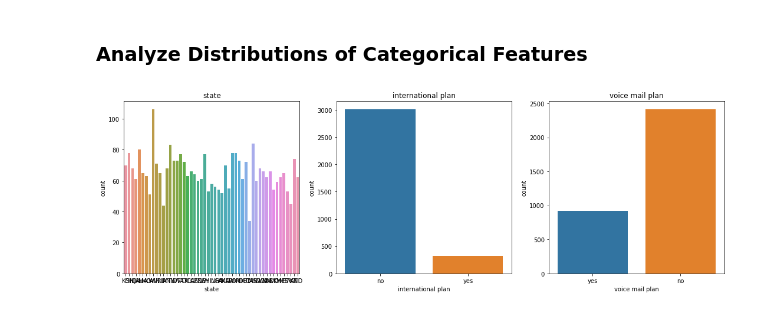
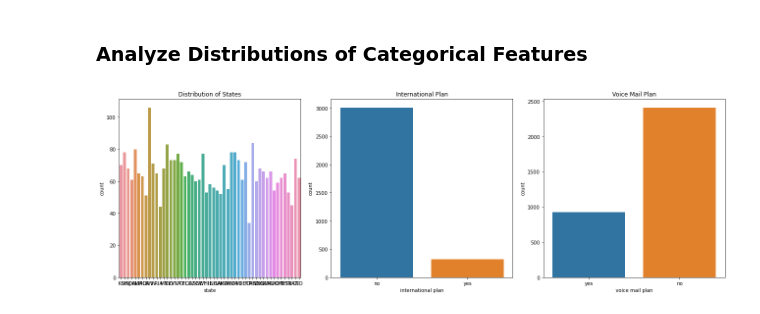
Before and after one commit to festus47/SyriaTel-Customer-Churn-Prediction, a Jupyter notebook: Presentable Notebook.ipynb, the cells around one changed output. Saved outputs shown, nothing was run; the diff lists cells and outputs as text; code cells hidden in the pictures.

```diff
--- a/Presentable Notebook.ipynb
+++ b/Presentable Notebook.ipynb
@@ -177,16 +177,24 @@ plt.show()
 [figure]
 # %% [markdown]
 ### Analyze Distributions of Categorical Features
-# %%
-# Plot distributions of categorical features
-categorical_features = ['state', 'international plan', 'voice mail plan']
-
-plt.figure(figsize=(15, 5))
-for i, feature in enumerate(categorical_features, 1):
-    plt.subplot(1, 3, i)
-    sns.countplot(df[feature])
-    plt.title(feature)
-plt.tight_layout()
-plt.show()
-# %% [output]
-[figure, removed]
+# %%
+# Set up the figure and axes for the subplots
+fig, axes = plt.subplots(1, 3, figsize=(18, 6))
+
+# Plot for 'state'
+sns.countplot(x='state', data=df, ax=axes[0])
+axes[0].set_title('Distribution of States')
+
+# Plot for 'international plan'
+sns.countplot(x='international plan', data=df, ax=axes[1])
+axes[1].set_title('International Plan')
+
+# Plot for 'voice mail plan'
+sns.countplot(x='voice mail plan', data=df, ax=axes[2])
+axes[2].set_title('Voice Mail Plan')
+
+# Adjust layout to prevent overlap
+plt.tight_layout()
+plt.show()
+# %% [output]
+[figure, added]
```
Also changed, not shown: parts of 49 cells of this notebook.
